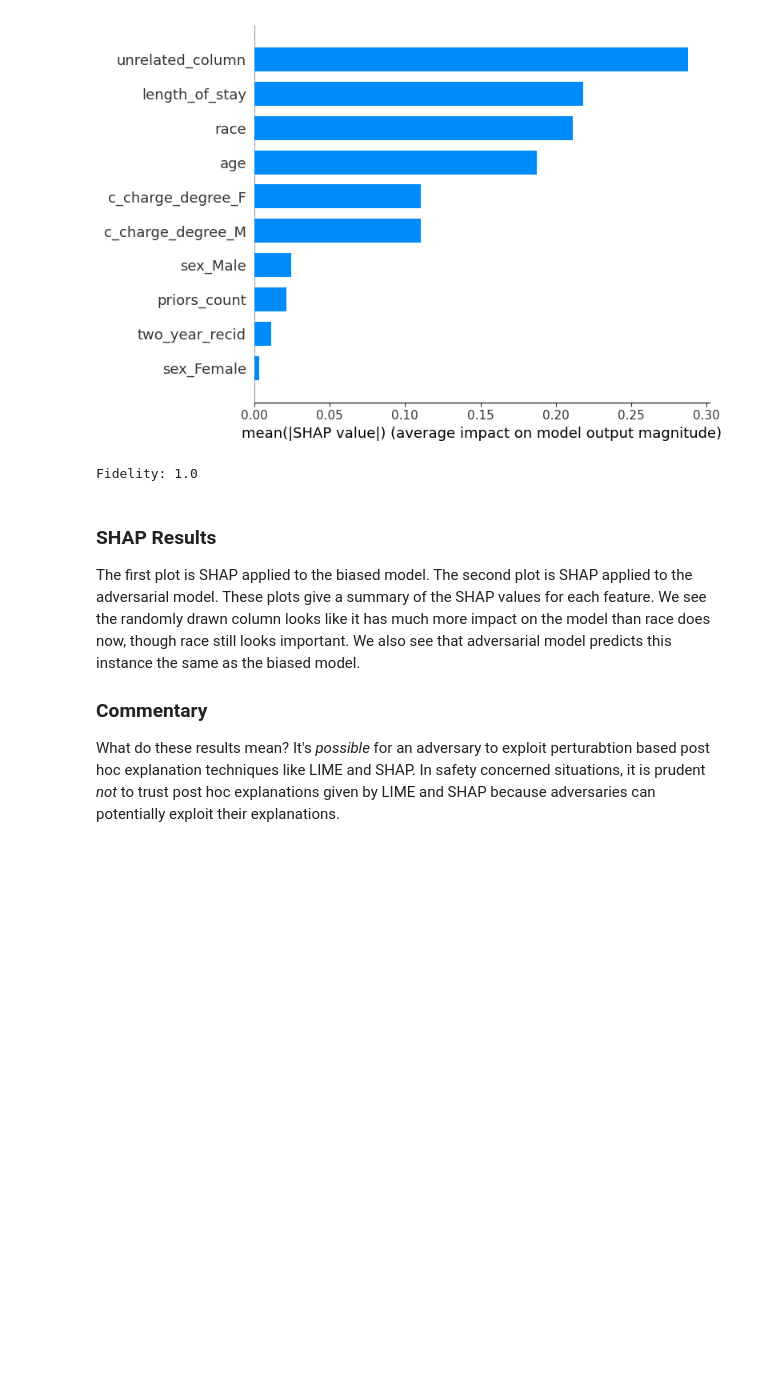
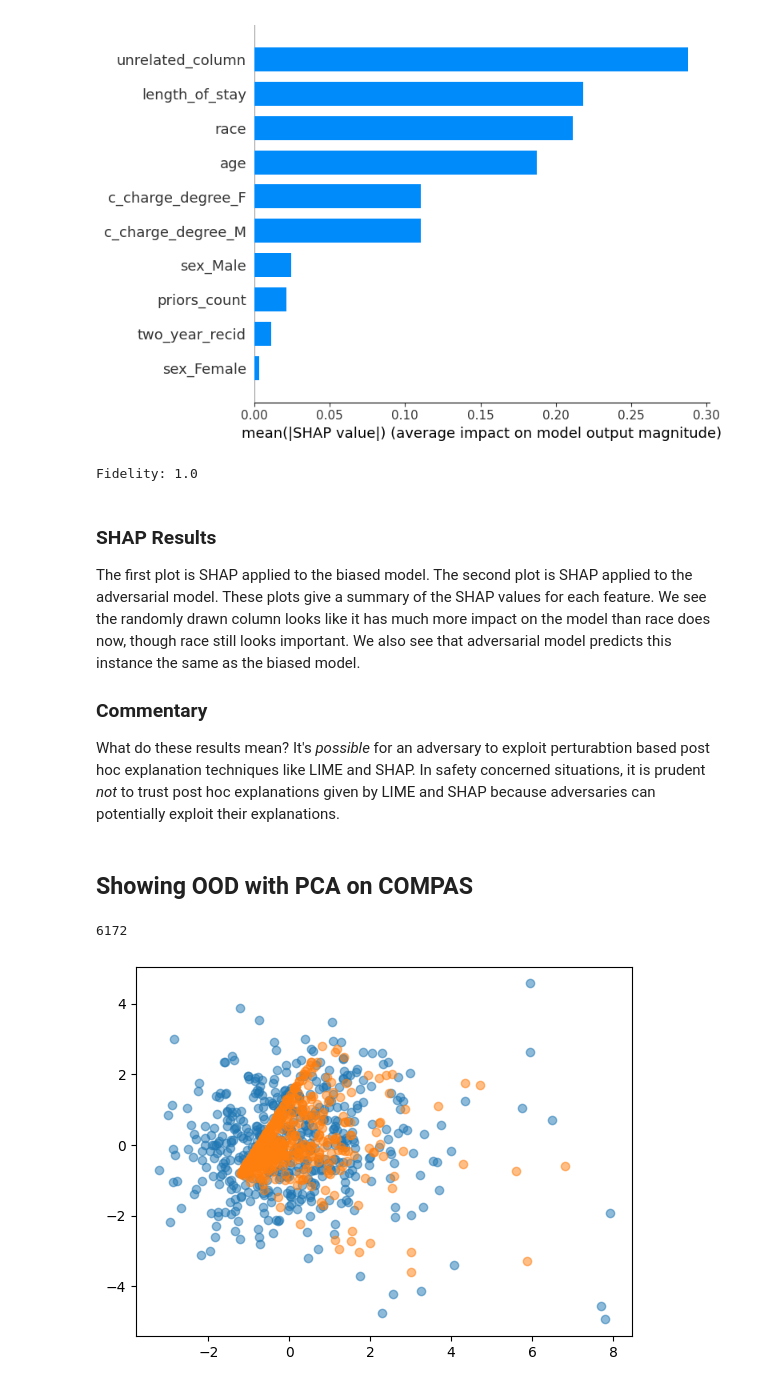
Before and after one commit to datasciencejeff/Fooling-LIME-SHAP, a Jupyter notebook: COMPAS_Example.ipynb, the cells around one changed output. Cells and saved outputs as stored; diff of their text form; code cells hidden in the pictures; blank space fills up the shorter version.

```diff
--- a/COMPAS_Example.ipynb
+++ b/COMPAS_Example.ipynb
@@ -150,3 +150,70 @@ much more impact on the model than race does now, though race still looks import
 
 ### Commentary
 What do these results mean? It's _possible_ for an adversary to exploit perturabtion based post hoc explanation techniques like LIME and SHAP.  In safety concerned situations, it is prudent _not_ to trust post hoc explanations given by LIME and SHAP because adversaries can potentially exploit their explanations.
+# %% [markdown]
+## Showing OOD with PCA on COMPAS
+# %%
+from adversarial_models import *
+from utils import *
+from get_data import *
+
+from sklearn.model_selection import train_test_split
+from sklearn.preprocessing import StandardScaler
+
+import numpy as np
+import pandas as pd
+
+import lime
+import lime.lime_tabular
+import shap
+
+from copy import deepcopy
+
+
+params = Params("model_configurations/experiment_params.json")
+X, y, cols = get_and_preprocess_compas_data(params)
+features = [c for c in X]
+
+race_indc = features.index('race')
+
+X = X.values
+c_cols = [features.index('c_charge_degree_F'), features.index('c_charge_degree_M'), features.index('two_year_recid'), features.index('race'), features.index("sex_Male"), features.index("sex_Female")]
+
+X = np.delete(X, c_cols, axis=1)
+
+ss = StandardScaler().fit(X)
+X = ss.transform(X)
+
+
+r = []
+for _ in range(1):
+	p = np.random.normal(0,1,size=X.shape)
+
+	# for row in p:
+	# 	for c in c_cols:
+	# 		row[c] = np.random.choice(X[:,c])
+
+	X_p = X + p
+	r.append(X_p)
+
+r = np.vstack(r)
+p = [1 for _ in range(len(r))]
+iid = [0 for _ in range(len(X))]
+
+all_x = np.vstack((r,X))
+all_y = np.array(p + iid)
+
+from matplotlib import pyplot as plt
+from sklearn.decomposition import PCA
+
+pca = PCA(n_components=2)
+results = pca.fit_transform(all_x)
+
+print (len(X))
+
+plt.scatter(results[:500,0], results[:500,1], alpha=.5)
+plt.scatter(results[-500:,0], results[-500:,1], alpha=0.5)
+plt.show()
+# %% [output]
+6172
+[figure, added]
```
Also changed, not shown: parts of 2 cells of this notebook.
